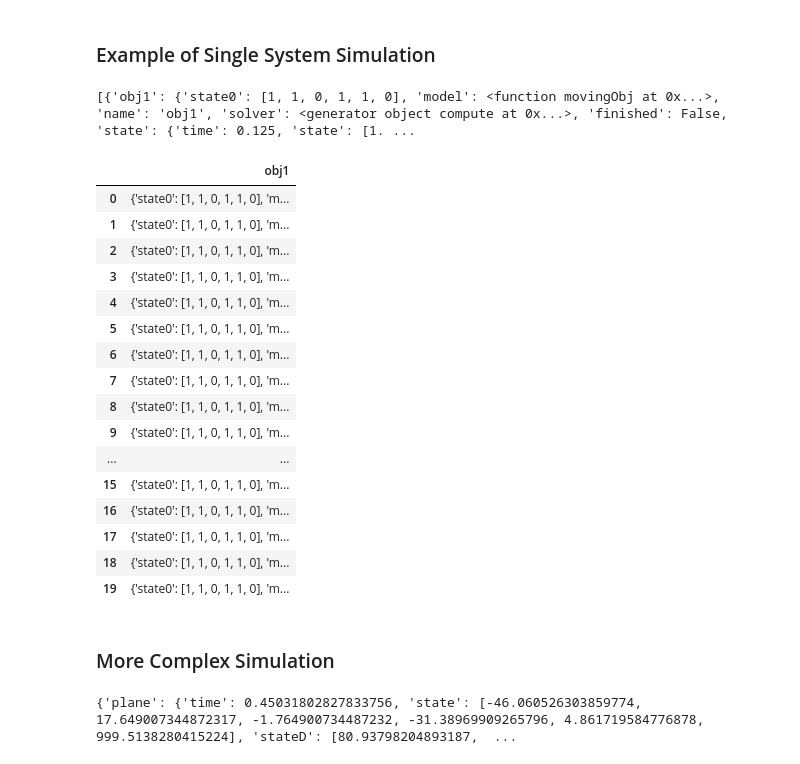
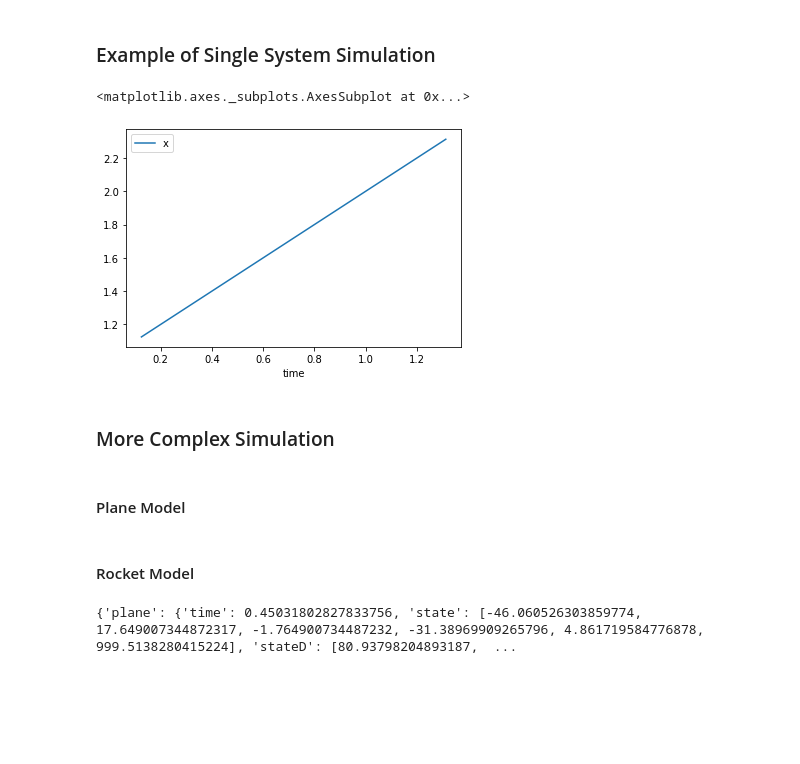
Before and after one commit to hrbolek/learning, a Jupyter notebook: operanalyst/simulation.ipynb, the cells around one changed output. Saved outputs shown, nothing was run; the diff lists cells and outputs as text; code cells hidden in the pictures; blank space fills up the shorter version.

```diff
--- a/operanalyst/simulation.ipynb
+++ b/operanalyst/simulation.ipynb
@@ -104,7 +115,7 @@ def compute(model, state0, t0 = 0.0, t_bound = 10, max_step = 0.0625):
 
   while True:
     message = solver.step()
-    currentItem = {'time': solver.t, 'state': [*solver.y], 'stateD': [*model(solver.t, solver.y)]}
+    currentItem = {'time': solver.t, 'y': [*solver.y], 'yd': [*model(solver.t, solver.y)]}
 
     yield currentItem
     if (not(solver.status == 'running')):
@@ -127,7 +138,7 @@ for index, state in enumerate(sim):
   if index == 34: #magic number
     break
 
-xy = list(map(lambda item: tuple(item['state']), result))
-plotData(xy, x = 2, y = 3)
+xy = list(map(lambda item: {'x': item['y'][2], 'y': item['y'][3]}, result))
+plotData(xy)
 plt.grid(which='both')
 # %% [output]
@@ -139,12 +151,12 @@ def prepareSimulation(systemList, t0 = 0.0, t_bound = 10, max_step = 0.0625):
   for system in systemList:
     system['solver'] = compute(system['model'], system['state0'], t0 = t0, t_bound = t_bound, max_step = max_step)
     system['finished'] = False
-    system['state'] = next(system['solver'])#system['state0']
+    system['result'] = next(system['solver'])#system['state0']
 
 def simulate(systemList):
   for system in systemList:
     if system['finished'] == False:
-      system['state'] = next(system['solver'])
+      system['result'] = next(system['solver'])
 # %% [markdown]
 ### Nearly Infinite Simulation
 # %%
@@ -164,50 +176,35 @@ def simulateInf(systemList, count = -1):
 # %%
 def movingObj(time, state):
   velocity = state[:3]
   position = state[3:]
   acceleration = [0, 0, 0]
   return [*acceleration, *velocity]
 
-def justTwoFromResults(results, systemName, x = 0, y = 1):
-  for result in results:
-    systemResult = result[systemName]
-    yield (systemResult['state'][x], systemResult['state'][y])
-
-def rearangeResults(results, ids):
+def rearangeResults(results, selectors):
   for result in results:
     partialResult = {}
-    for cid in ids:
-      partialResult[cid['name']] = cid['selector'](result)
+    for selector in selectors:
+      partialResult[selector['name']] = selector['selector'](result)
     yield partialResult
 
-simulatedObjects = [{'state0': [1, 1, 0, 1, 1, 0], 'model': movingObj, 'name': 'obj1'}]
+simulatedObjects = [{'state0': [1, 0.75, 0, 1, 1, 0], 'model': movingObj, 'name': 'obj1'}]
 prepareSimulation(simulatedObjects)
 simResults = list(simulateInf(simulatedObjects, 20))
-
-print(simResults)
+simResultsRearanged = list(rearangeResults(simResults,
+  [
+   {'name': 'time', 'selector': lambda item: item['obj1']['result']['time']},
+   {'name': 'x', 'selector': lambda item: item['obj1']['result']['y'][3]},
+   {'name': 'y', 'selector': lambda item: item['obj1']['result']['y'][4]}
+   ]))
 
 #simResults = list(justTwoFromResults(simResults, 'obj1', x = 3, y = 4))
 
-displayData(simResults)
-#plotData(simResults)
+#displayData(simResultsRearanged)
+plotData(simResultsRearanged)#, x = 'x', y = 'y')
 # %% [output]
-[{'obj1': {'state0': [1, 1, 0, 1, 1, 0], 'model': <function movingObj at 0x...>, 'name': 'obj1', 'solver': <generator object compute at 0x...>, 'finished': False, 'state': {'time': 0.125, 'state': [1. ...
+<matplotlib.axes._subplots.AxesSubplot at 0x...>
-|  | obj1 |
-| 0 | {'state0': [1, 1, 0, 1, 1, 0], 'm... |
-| 1 | {'state0': [1, 1, 0, 1, 1, 0], 'm... |
-| 2 | {'state0': [1, 1, 0, 1, 1, 0], 'm... |
-| 3 | {'state0': [1, 1, 0, 1, 1, 0], 'm... |
-| 4 | {'state0': [1, 1, 0, 1, 1, 0], 'm... |
-| 5 | {'state0': [1, 1, 0, 1, 1, 0], 'm... |
-| 6 | {'state0': [1, 1, 0, 1, 1, 0], 'm... |
-| 7 | {'state0': [1, 1, 0, 1, 1, 0], 'm... |
-| 8 | {'state0': [1, 1, 0, 1, 1, 0], 'm... |
-| 9 | {'state0': [1, 1, 0, 1, 1, 0], 'm... |
-| ... | ... |
-| 15 | {'state0': [1, 1, 0, 1, 1, 0], 'm... |
-| 16 | {'state0': [1, 1, 0, 1, 1, 0], 'm... |
-| 17 | {'state0': [1, 1, 0, 1, 1, 0], 'm... |
-| 18 | {'state0': [1, 1, 0, 1, 1, 0], 'm... |
-| 19 | {'state0': [1, 1, 0, 1, 1, 0], 'm... |
+[figure, added]
 # %% [markdown]
 ### More Complex Simulation
+# %% [markdown]
+#### Plane Model
@@ -214 +231,3 @@ displayData(simResults)
+# %% [markdown]
+#### Rocket Model
 # %%
```
Also changed, not shown: parts of 5 cells of this notebook.
